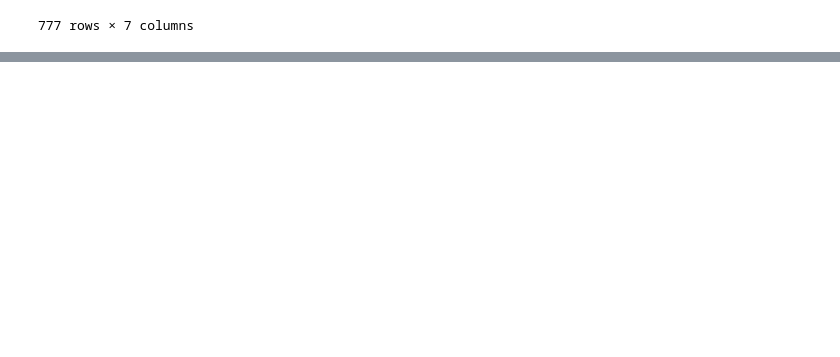
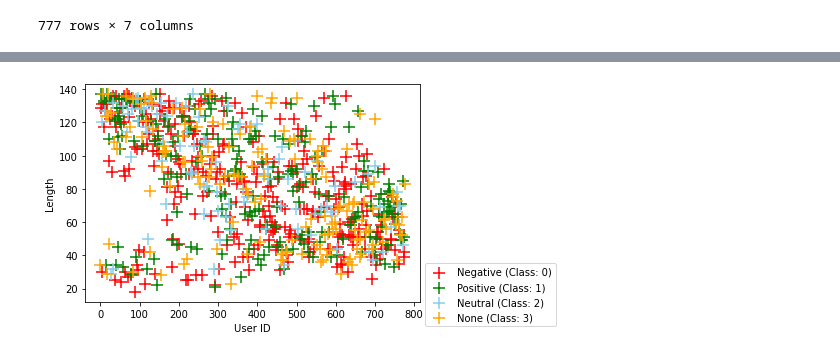
Before and after one commit to aarivera7/algoritmo-Clasificador-Bayes-Naive-NB, a Jupyter notebook: Algoritmo K-Nearest Neighbors.ipynb, the cells around one changed output, grey strips where cells are left out. Cells and saved outputs as stored; diff of their text form; code cells hidden in the pictures; blank space fills up the shorter version.

```diff
--- a/Algoritmo K-Nearest Neighbors.ipynb
+++ b/Algoritmo K-Nearest Neighbors.ipynb
@@ -151,0 +63,3 @@ dff
+# %%
+negative = df[df['sentiment'] == 0]
+negative
@@ -151,0 +80,3 @@ dff
+# %%
+positive = df[df['sentiment'] == 1]
+positive
@@ -151,0 +97,3 @@ dff
+# %%
+neutral = df[df['sentiment'] == 2]
+neutral
@@ -151,0 +114,3 @@ dff
+# %%
+none = df[df['sentiment'] == 3]
+none
@@ -151,0 +131,20 @@ dff
+# %%
+plt.scatter(negative['Unnamed: 0'], negative['Len'],
+            marker="+", s=150, color="red",
+            label="Negative (Class: 0)")
+plt.scatter(positive['Unnamed: 0'], positive['Len'],
+            marker="+", s=150, color="green",
+            label="Positive (Class: 1)")
+plt.scatter(neutral['Unnamed: 0'], neutral['Len'],
+            marker="+", s=150, color="skyblue",
+            label="Neutral (Class: 2)")
+plt.scatter(none['Unnamed: 0'], none['Len'],
+            marker="+", s=150, color="orange",
+            label="None (Class: 3)")
+
+plt.xlabel("User ID")
+plt.ylabel("Length")
+plt.legend(bbox_to_anchor=(1,0.2))
+plt.show()
+# %% [output]
+[figure, added]
```
Also changed, not shown: parts of 19 cells of this notebook, 1 other file.
